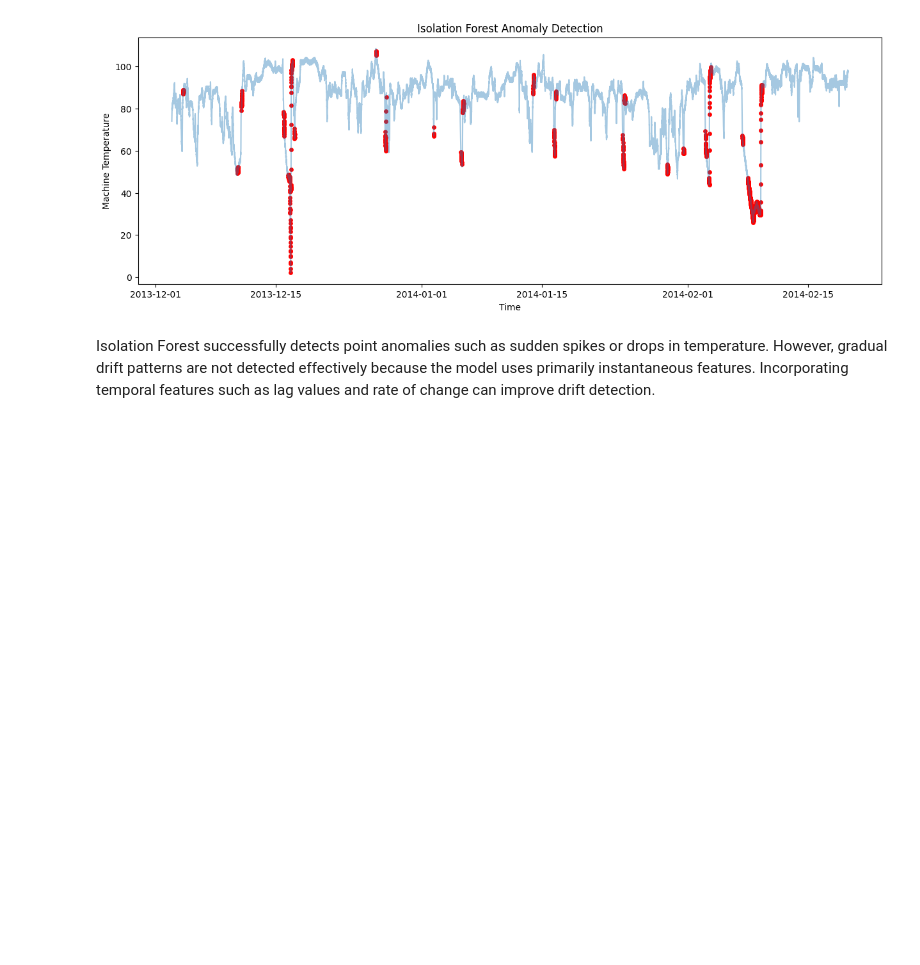
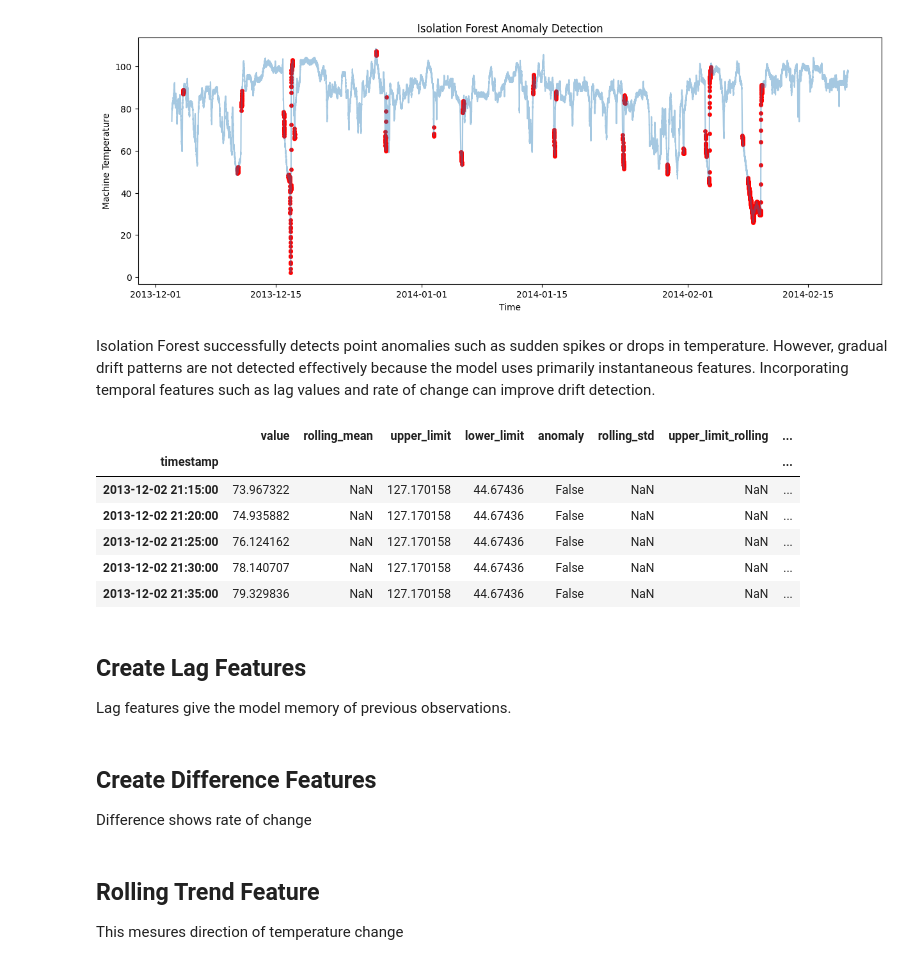
Before and after one commit to MohanManohar/predictive-maintenance-ml, a Jupyter notebook: notebooks/Machine_failure_detection.ipynb, the cells around one changed output. Cells and saved outputs as stored; diff of their text form; code cells hidden in the pictures; blank space fills up the shorter version.

```diff
--- a/notebooks/Machine_failure_detection.ipynb
+++ b/notebooks/Machine_failure_detection.ipynb
@@ -295,3 +295,16 @@ plt.show()
 [figure]
 # %% [markdown]
 Isolation Forest successfully detects point anomalies such as sudden spikes or drops in temperature. However, gradual drift patterns are not detected effectively because the model uses primarily instantaneous features. Incorporating temporal features such as lag values and rate of change can improve drift detection.
+# %%
+df.head()
+# %% [output]
+|  | value | rolling_mean | upper_limit | lower_limit | anomaly | rolling_std | upper_limit_rolling | ... |
+| timestamp |  |  |  |  |  |  |  | ... |
+| 2013-12-02 21:15:00 | 73.967322 | NaN | 127.170158 | 44.67436 | False | NaN | NaN | ... |
+| 2013-12-02 21:20:00 | 74.935882 | NaN | 127.170158 | 44.67436 | False | NaN | NaN | ... |
+| 2013-12-02 21:25:00 | 76.124162 | NaN | 127.170158 | 44.67436 | False | NaN | NaN | ... |
+| 2013-12-02 21:30:00 | 78.140707 | NaN | 127.170158 | 44.67436 | False | NaN | NaN | ... |
+| 2013-12-02 21:35:00 | 79.329836 | NaN | 127.170158 | 44.67436 | False | NaN | NaN | ... |
+# %% [markdown]
+## Create Lag Features
+Lag features give the model memory of previous observations.
@@ -297,0 +315,3 @@ Isolation Forest successfully detects point anomalies such as sudden spikes or d
+# %% [markdown]
+## Create Difference Features
+Difference shows rate of change
@@ -297,0 +321,3 @@ Isolation Forest successfully detects point anomalies such as sudden spikes or d
+# %% [markdown]
+## Rolling Trend Feature
+This mesures direction of temperature change
```
Also changed, not shown: parts of 12 cells of this notebook.
